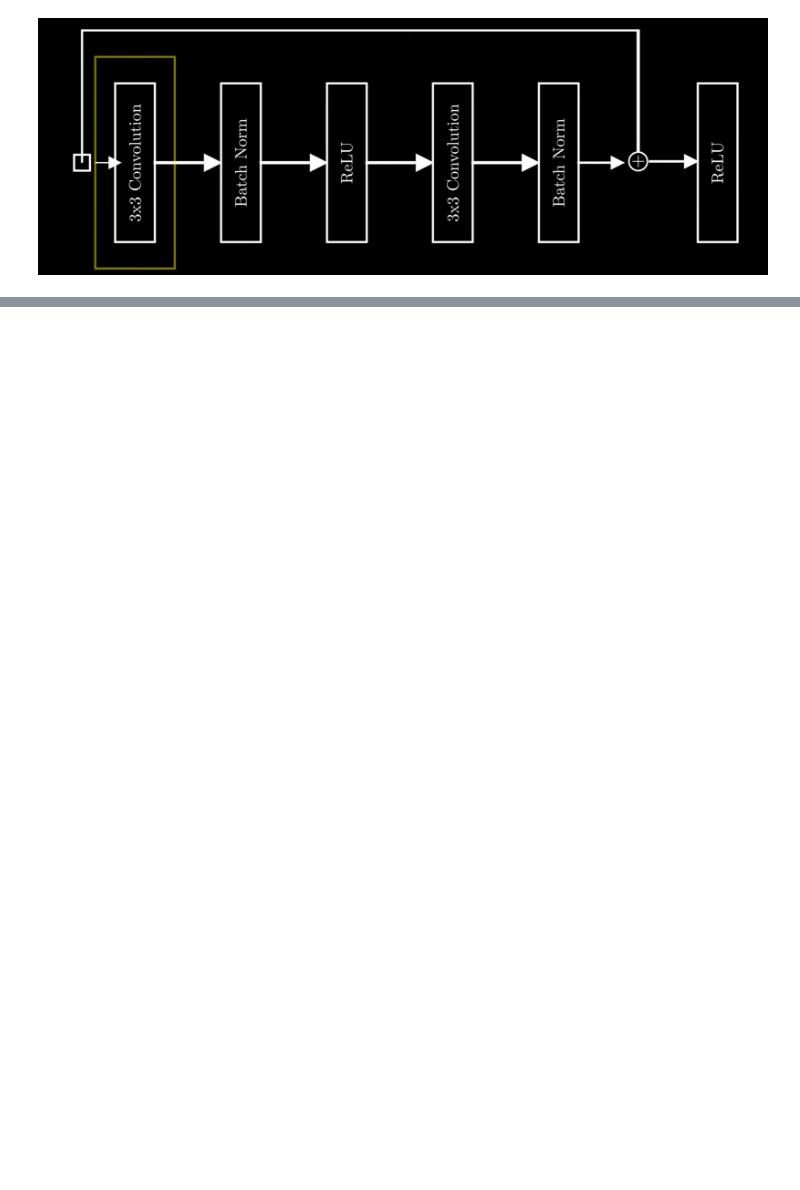
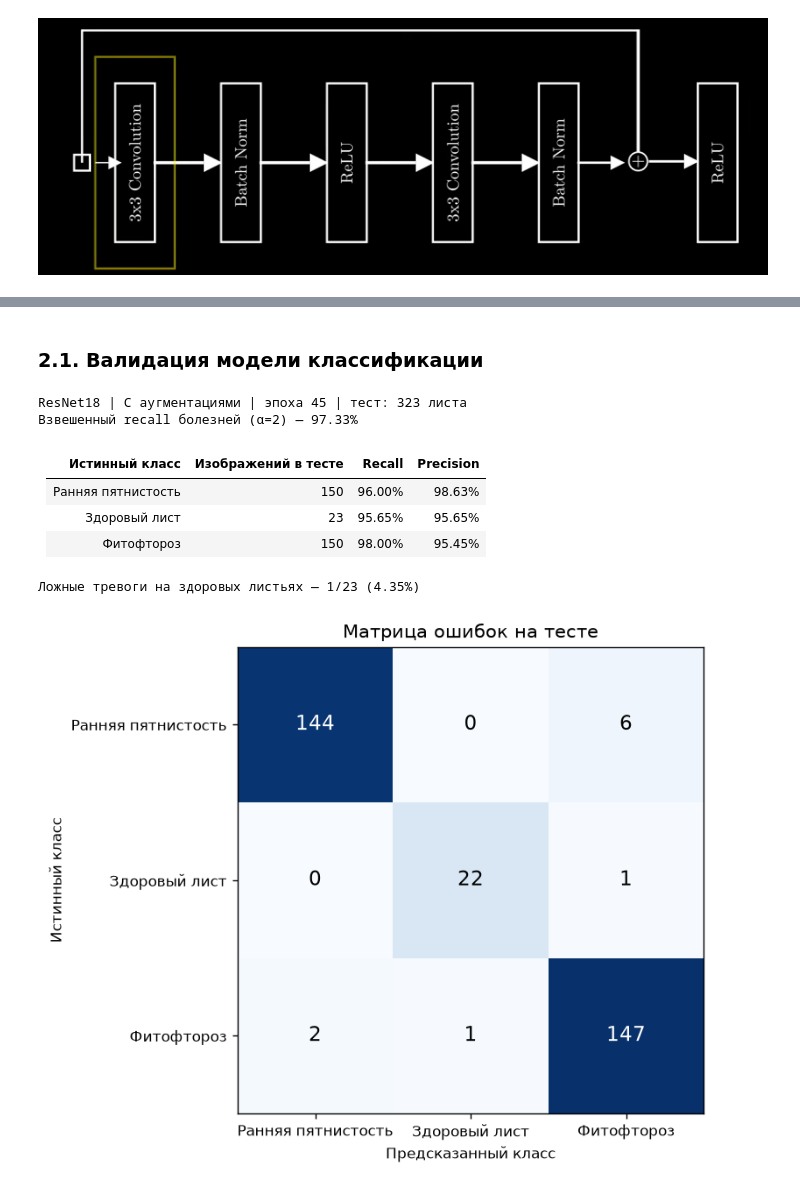
Before and after one commit to topi768/FEFU-7-Deep-ML, a Jupyter notebook: 2/1.ipynb, the cells around one changed output, grey strips where cells are left out. Saved outputs shown, nothing was run; the diff lists cells and outputs as text; code cells hidden in the pictures; blank space fills up the shorter version.

```diff
--- a/2/1.ipynb
+++ b/2/1.ipynb
@@ -26,0 +370,68 @@ plt.show()
+# %% [markdown]
+### 2.1. Валидация модели классификации
+# %%
+# Основная модель для следующих пунктов лабораторной.
+best_name, best_run = "ResNet18", "augmented"
+best_model_class = ResNet18
+checkpoint = checkpoint_dir / f"{best_name}_{best_run}.pt"
+saved = torch.load(checkpoint, map_location=device, weights_only=True)
+model = best_model_class(num_classes=num_classes).to(device)
+model.load_state_dict(saved["weights"])
+model.eval()
+
+test_data = TensorDataset(images[test_ids], targets[test_ids])
+test_loader = DataLoader(test_data, batch_size=batch_size)
+test_matrix = torch.zeros((num_classes, num_classes), dtype=torch.long, device=device)
+
+with torch.inference_mode():
+    for x, y in test_loader:
+        predicted = model(x.to(device).float() / 255).argmax(dim=1)
+        # Кодируем пару (истинный класс, предсказанный класс) одним индексом.
+        pairs = y.to(device) * num_classes + predicted
+        test_matrix += torch.bincount(pairs, minlength=num_classes ** 2).reshape_as(test_matrix)
+
+correct = test_matrix.diag()
+recall = (correct / test_matrix.sum(dim=1)).tolist()
+precision = (correct / test_matrix.sum(dim=0).clamp_min(1)).tolist()
+healthy = test_matrix[1].sum().item()
+false_alarms = healthy - correct[1].item()
+
+print(f"{best_name} | {runs[best_run]} | эпоха {saved['epoch']} | тест: {len(test_data)} листа")
+print(f"Взвешенный recall болезней (α={alpha}) — {weighted_disease_recall(recall, alpha):.2%}")
+from IPython.display import Markdown, display
+
+class_names = list(labels.values())
+metrics_table = [
+    "| Истинный класс | Изображений в тесте | Recall | Precision |",
+    "| --- | ---: | ---: | ---: |",
+]
+test_counts = test_matrix.sum(dim=1).tolist()
+for name, count, r, p in zip(class_names, test_counts, recall, precision):
+    metrics_table.append(f"| {name} | {count} | {r:.2%} | {p:.2%} |")
+display(Markdown("\n".join(metrics_table)))
+
+print(f"Ложные тревоги на здоровых листьях — {false_alarms}/{healthy} ({false_alarms / healthy:.2%})")
+
+# Строки соответствуют истинным классам, столбцы — предсказаниям.
+counts = test_matrix.cpu().numpy()
+fig, ax = plt.subplots(figsize=(8, 5), layout="constrained")
+ax.imshow(counts, cmap="Blues", vmin=0)
+ax.set_xticks(range(num_classes), class_names)
+ax.set_yticks(range(num_classes), class_names)
+ax.set(xlabel="Предсказанный класс", ylabel="Истинный класс", title="Матрица ошибок на тесте")
+for row in range(num_classes):
+    for column in range(num_classes):
+        count = counts[row, column]
+        color = "white" if count > counts.max() / 2 else "black"
+        ax.text(column, row, str(count), ha="center", va="center", color=color, fontsize=13)
+plt.show()
+# %% [output]
+ResNet18 | С аугментациями | эпоха 45 | тест: 323 листа
+Взвешенный recall болезней (α=2) — 97.33%
+| Истинный класс | Изображений в тесте | Recall | Precision |
+| --- | ---: | ---: | ---: |
+| Ранняя пятнистость | 150 | 96.00% | 98.63% |
+| Здоровый лист | 23 | 95.65% | 95.65% |
+| Фитофтороз | 150 | 98.00% | 95.45% |
+Ложные тревоги на здоровых листьях — 1/23 (4.35%)
+[figure, added]
```
Also changed, not shown: parts of 17 cells of this notebook.
